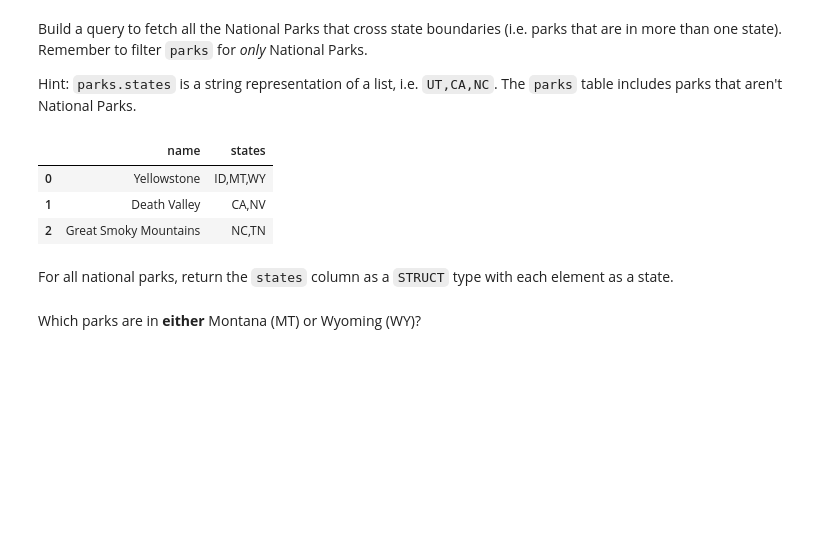
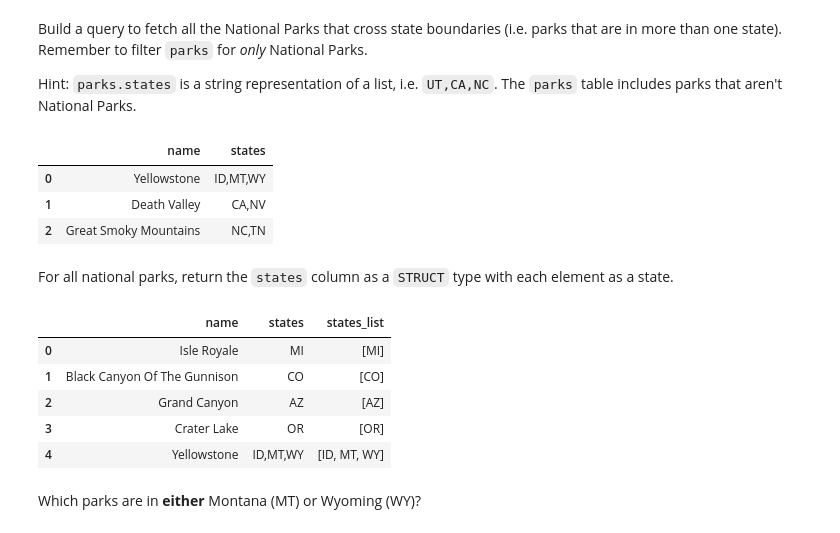
Before and after one commit to dido-john/fundamentals-of-data-transformation-4554074, a Jupyter notebook: course/02-sql/exercises/blank-excercise.ipynb, the cells around one changed output. Cells and saved outputs as stored; diff of their text form; code cells hidden in the pictures; blank space fills up the shorter version.

```diff
--- a/course/02-sql/exercises/blank-excercise.ipynb
+++ b/course/02-sql/exercises/blank-excercise.ipynb
@@ -62,2 +62,18 @@ For all national parks, return the `states` column as a `STRUCT` type with each
+# %%
+%%sql
+SELECT
+    name,
+    states,
+    split(states, ',') ::string[] AS states_list
+FROM nps_public_data.parks p
+WHERE designation ILIKE '%National Park%'
+LIMIT 5
+# %% [output]
+|  | name | states | states_list |
+| 0 | Isle Royale | MI | [MI] |
+| 1 | Black Canyon Of The Gunnison | CO | [CO] |
+| 2 | Grand Canyon | AZ | [AZ] |
+| 3 | Crater Lake | OR | [OR] |
+| 4 | Yellowstone | ID,MT,WY | [ID, MT, WY] |
 # %% [markdown]
 Which parks are in **either** Montana (MT) or Wyoming (WY)?
```
Also changed, not shown: parts of 18 cells of this notebook, 1 other file.
